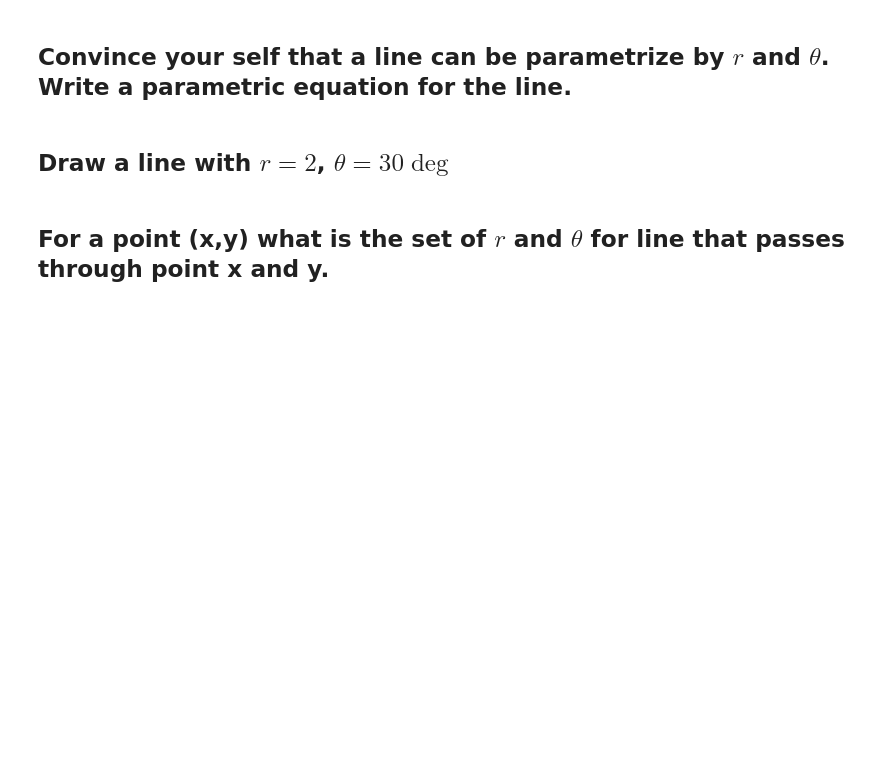
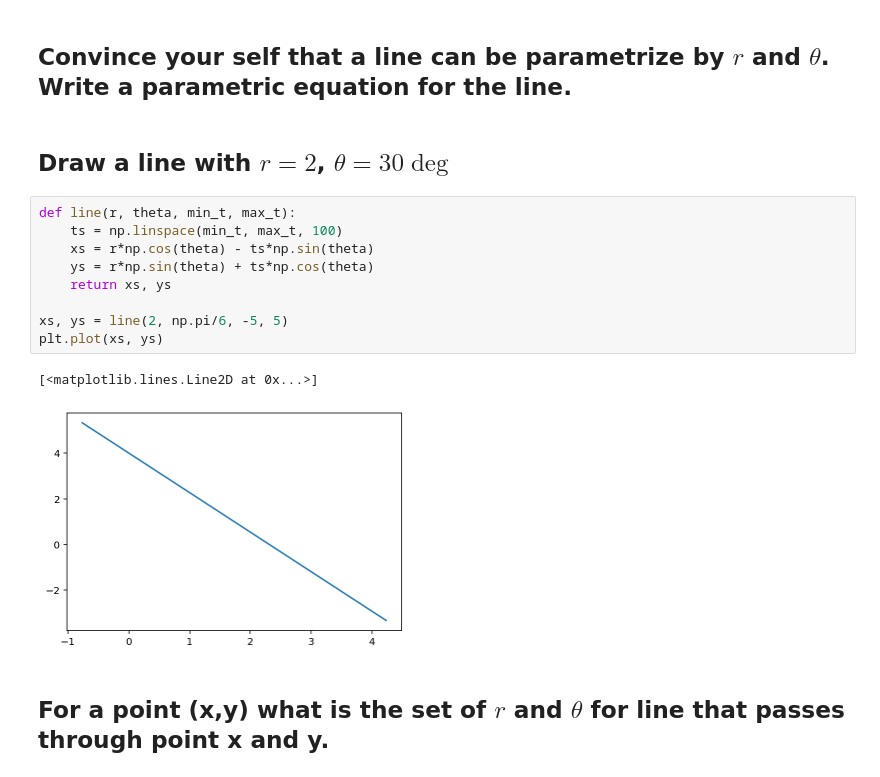
Before and after one commit to MUIC-Numerical-Methods-2018/extra-2-hough-transform, a Jupyter notebook: HoughTransform.ipynb, the cells around one changed output. Cells and saved outputs as stored; diff of their text form; blank space fills up the shorter version.

```diff
--- a/HoughTransform.ipynb
+++ b/HoughTransform.ipynb
@@ -39,5 +39,17 @@ plt.plot(data[:, 0], data[:, 1], '.r')
 ## Convince your self that a line can be parametrize by $r$ and $\theta$. Write a parametric equation for the line.
 # %% [markdown]
 ## Draw a line with $r=2$, $\theta=30\deg$
+# %%
+def line(r, theta, min_t, max_t):
+    ts = np.linspace(min_t, max_t, 100)
+    xs = r*np.cos(theta) - ts*np.sin(theta)
+    ys = r*np.sin(theta) + ts*np.cos(theta)
+    return xs, ys
+
+xs, ys = line(2, np.pi/6, -5, 5)
+plt.plot(xs, ys)
+# %% [output]
+[<matplotlib.lines.Line2D at 0x...>]
+[figure, added]
 # %% [markdown]
 ## For a point (x,y) what is the set of $r$ and $\theta$ for line that passes through point x and y.
```
Also changed, not shown: parts of 1 cell of this notebook.
